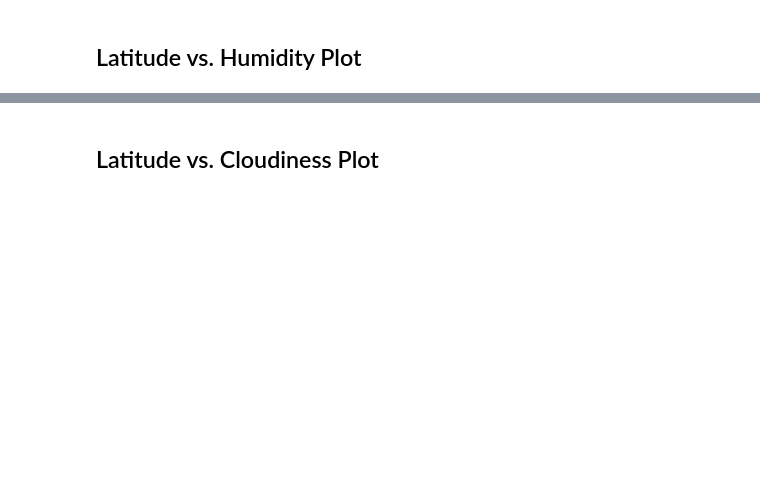
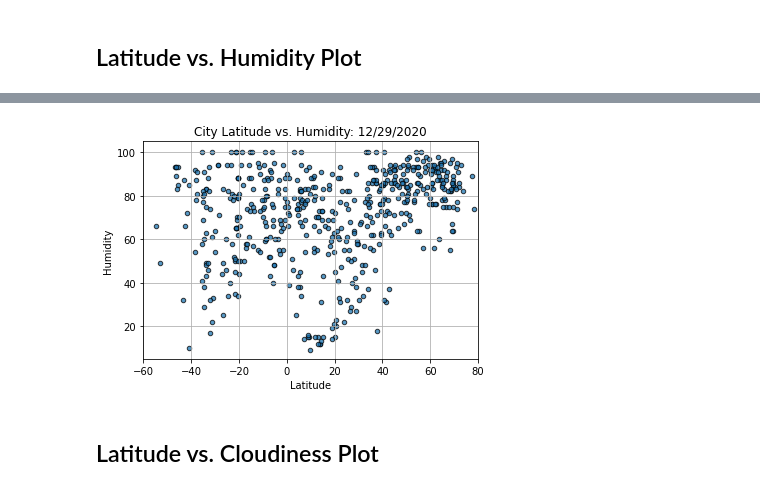
Before and after one commit to abaker178/api-challenge, a Jupyter notebook: WeatherPy/WeatherPy.ipynb, the cells around one changed output, grey strips where cells are left out. Saved outputs shown, nothing was run; the diff lists cells and outputs as text; code cells hidden in the pictures; blank space fills up the shorter version.

```diff
--- a/WeatherPy/WeatherPy.ipynb
+++ b/WeatherPy/WeatherPy.ipynb
@@ -192,2 +223,6 @@ Int64Index([], dtype='int64')
+# %%
+buildLatPlot("Humidity","Humidity",save=True)
+# %% [output]
+[figure, added]
 # %% [markdown]
 ## Latitude vs. Cloudiness Plot
```
Also changed, not shown: parts of 19 cells of this notebook, 6 other files.
